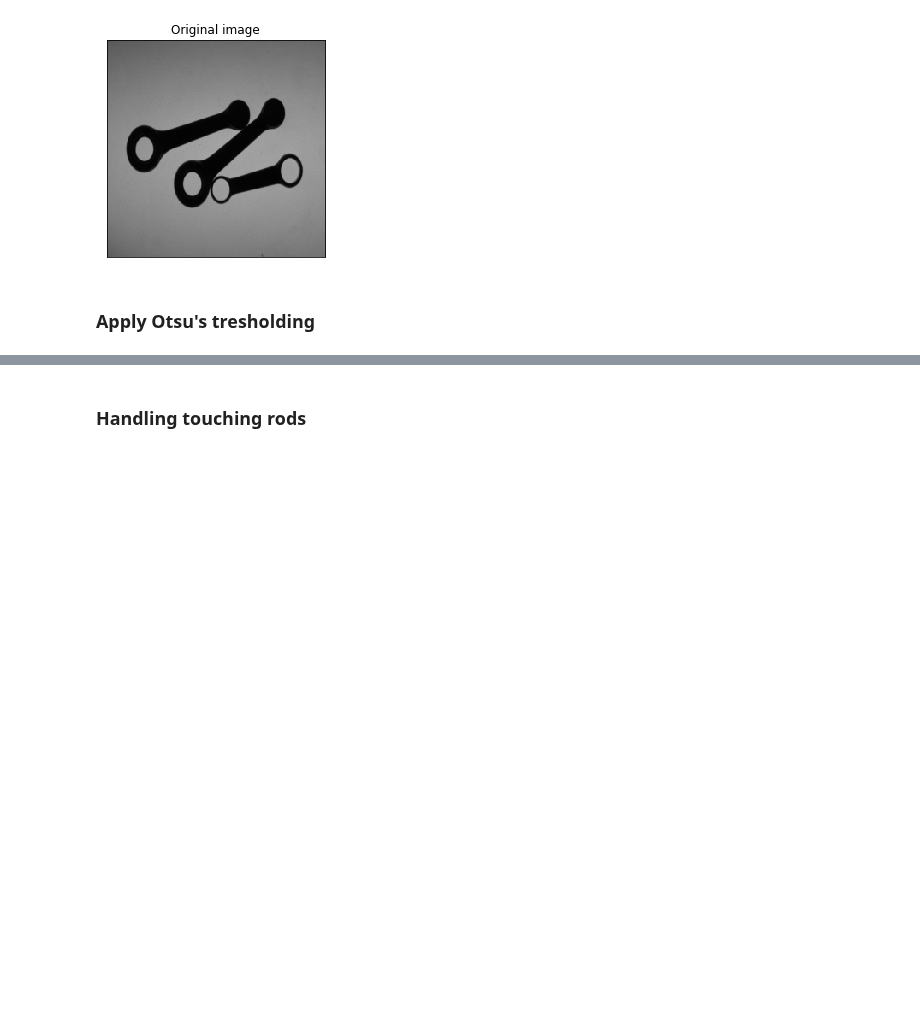
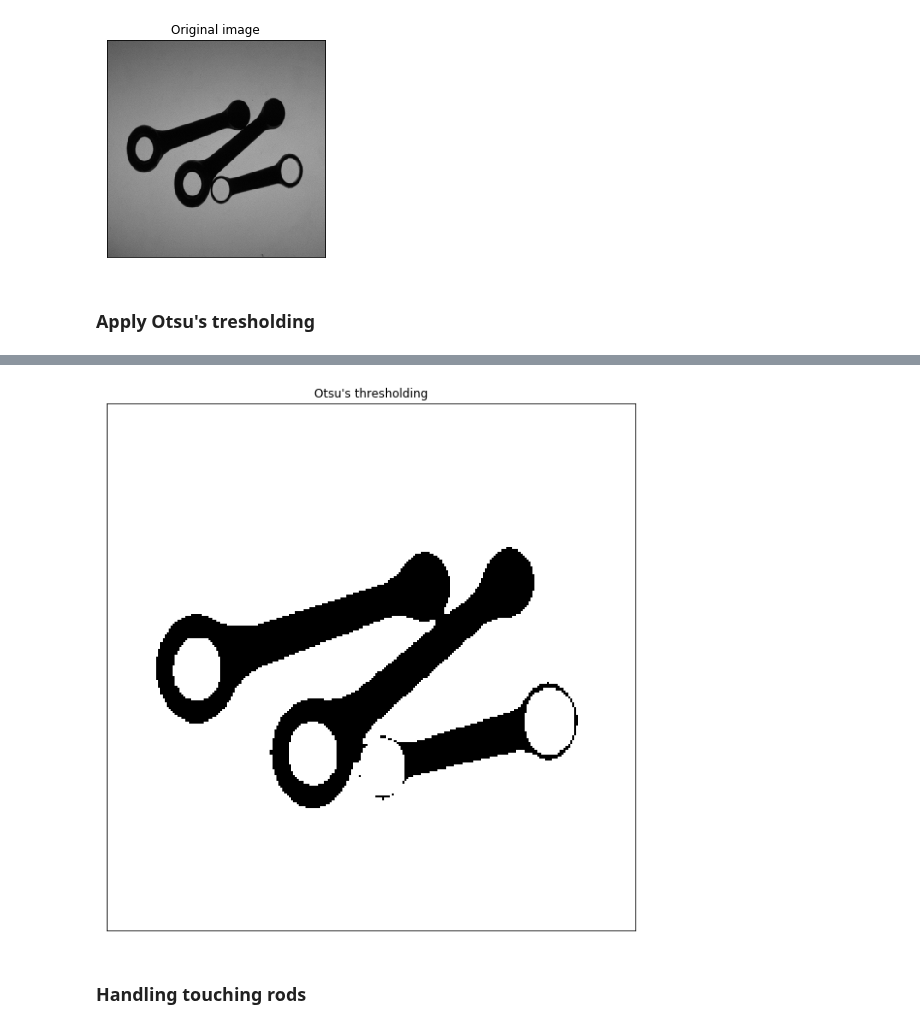
Before and after one commit to pptr3/connecting-rods, a Jupyter notebook: Connecting Rods.ipynb, the cells around one changed output, grey strips where cells are left out. Saved outputs shown, nothing was run; the diff lists cells and outputs as text; code cells hidden in the pictures; blank space fills up the shorter version.

```diff
--- a/Connecting Rods.ipynb
+++ b/Connecting Rods.ipynb
@@ -132,3 +133,12 @@ plt.show()
+# %%
+plt.figure(figsize=(10, 10))
+kernel = np.ones((3,3), np.uint8)
+img_erosion = cv.dilate(otsu_img, kernel, iterations=1)
+plt.imshow(img_erosion,cmap = 'gray')
+plt.title('Otsu\'s thresholding'), plt.xticks([]), plt.yticks([])
+plt.show()
+# %% [output]
+[figure, added]
 # %% [markdown]
 ### Handling touching rods
 # %%
```
Also changed, not shown: parts of 4 cells of this notebook.
